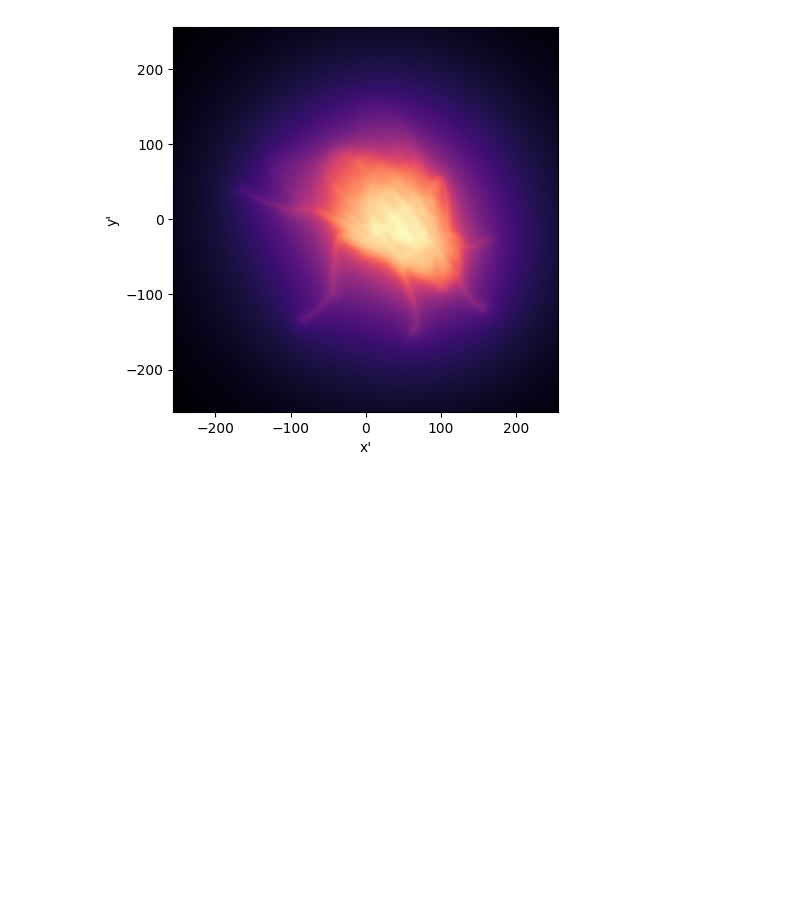
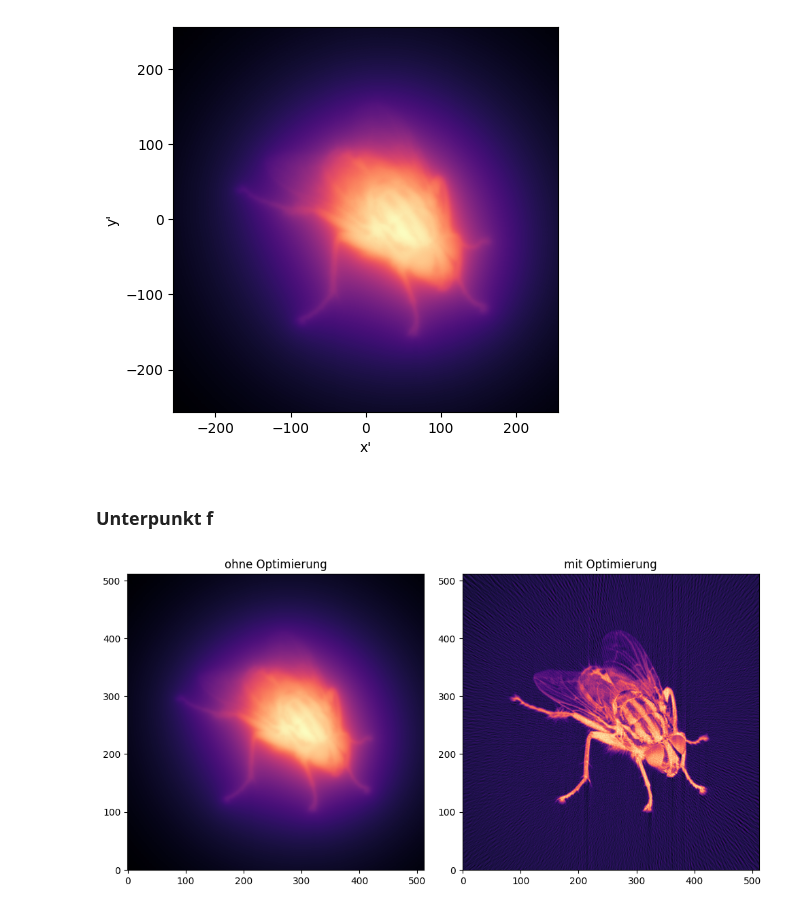
Before and after one commit to OverAmpJinx/CompPhyWS25, a Jupyter notebook: Assignment2/a22backwardtrafo.ipynb, the cells around one changed output. Drawn from its saved outputs; the diff is of its cells as text; code cells hidden in the pictures; blank space fills up the shorter version.

```diff
--- a/Assignment2/a22backwardtrafo.ipynb
+++ b/Assignment2/a22backwardtrafo.ipynb
@@ -111,3 +111,5 @@ plt.ylabel("y'")
 # %% [output]
 Text(0, 0.5, "y'")
 [figure]
+# %% [markdown]
+### Unterpunkt f
@@ -113,0 +162,7 @@ Text(0, 0.5, "y'")
+# %%
+plt.figure(figsize=(10,5))
+plt.subplot(1,2,1); plt.imshow(f_rec,     cmap="magma", origin="lower"); plt.title("ohne Optimierung")
+plt.subplot(1,2,2); plt.imshow(f_rec_opt, cmap="magma", origin="lower"); plt.title("mit Optimierung")
+plt.tight_layout(); plt.show()
+# %% [output]
+[figure, added]
```
Also changed, not shown: parts of 2 cells of this notebook.
